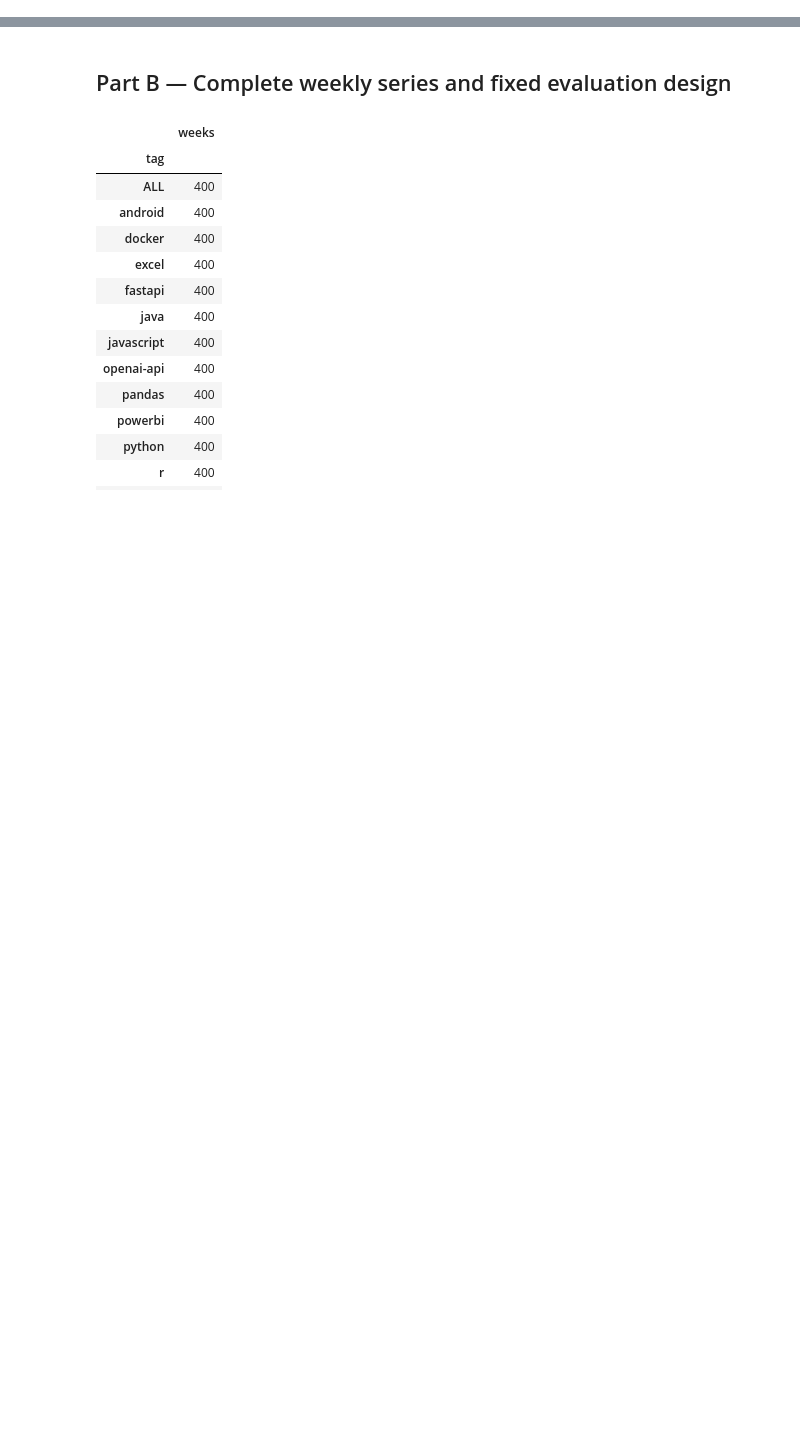
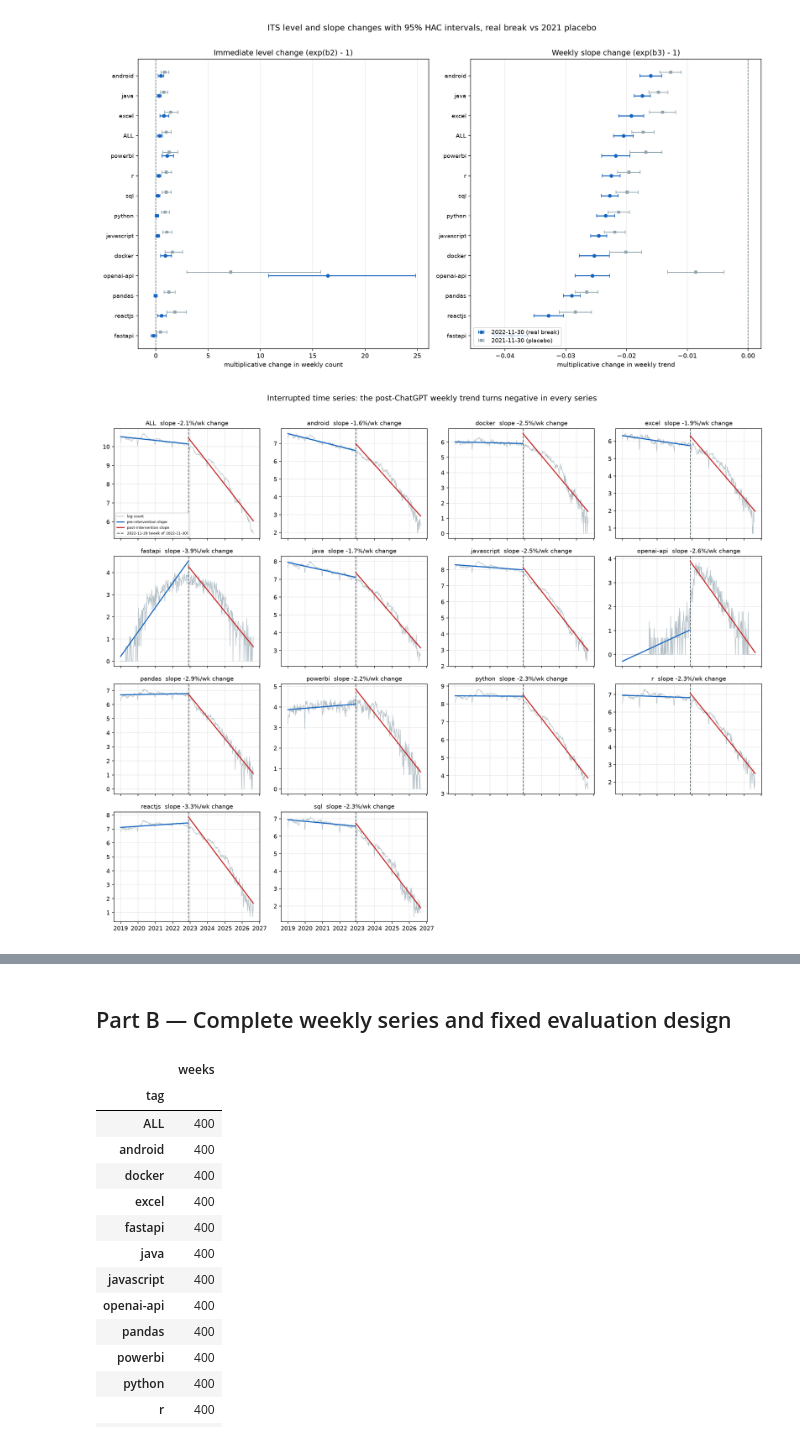
Before and after one commit to Abhinav-Gopalakrishnan/stackoverflow-ai-era, a Jupyter notebook: notebooks/07_timeseries.ipynb, the cells around one changed output, grey strips where cells are left out. Drawn from its saved outputs; the diff is of its cells as text; code cells hidden in the pictures; blank space fills up the shorter version.

```diff
--- a/notebooks/07_timeseries.ipynb
+++ b/notebooks/07_timeseries.ipynb
@@ -12,0 +174,7 @@ Insert the reviewed M3 sections here when available.
+# %%
+its=pd.read_csv(TS/'its_results.csv')
+display(its[['tag','level_change','level_p','slope_change','slope_ci_lo','slope_ci_hi','slope_p','placebo_slope_change','effect_exceeds_placebo','status']])
+display(Image(filename=str(TS/'its_forest.png')))
+display(Image(filename=str(TS/'its_small_multiples.png')))
+display(json.loads((TS/'its_manifest.json').read_text()))
+# %% [output]
@@ -12,0 +196,2 @@ Insert the reviewed M3 sections here when available.
+[figure, added]
+[figure, added]
```
Also changed, not shown: parts of 16 cells of this notebook, 1 other file.
